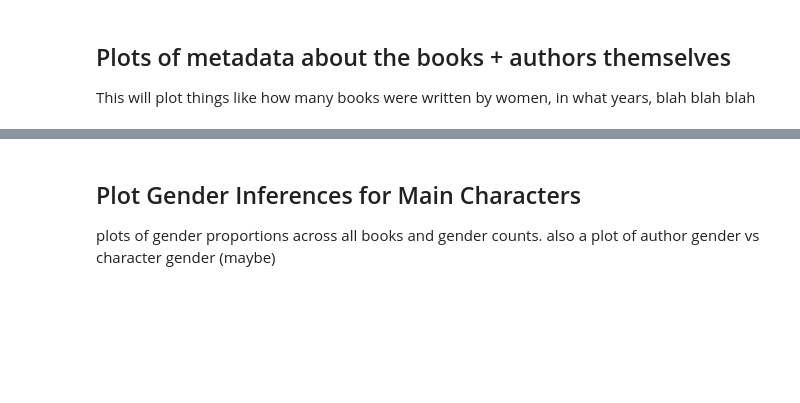
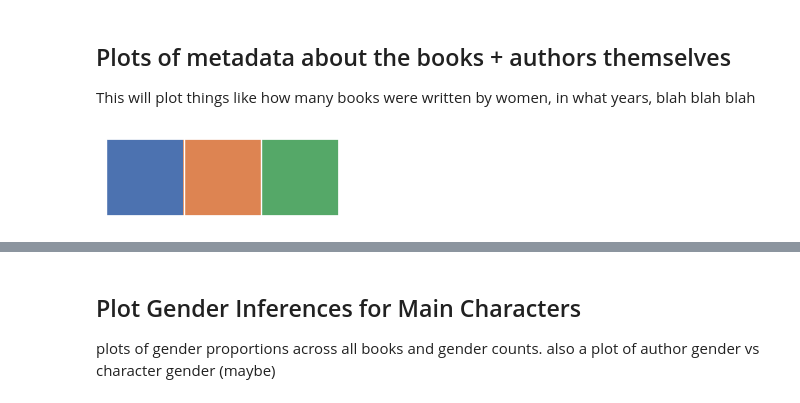
Before and after one commit to danieljohnevans/2022Fall_projects, a Jupyter notebook: data_pipeline.ipynb, the cells around one changed output, grey strips where cells are left out. Saved outputs shown, nothing was run; the diff lists cells and outputs as text; code cells hidden in the pictures; blank space fills up the shorter version.

```diff
--- a/data_pipeline.ipynb
+++ b/data_pipeline.ipynb
@@ -58,3 +60,8 @@ lhd_unique.head()
 # %% [markdown]
 ## Plots of metadata about the books + authors themselves
 This will plot things like how many books were written by women, in what years, blah blah blah
+# %%
+sns.set_theme(style='darkgrid')
+sns.palplot(sns.color_palette("deep", 3))
+# %% [output]
+[figure, added]
```
Also changed, not shown: parts of 9 cells of this notebook, 5 other files.
